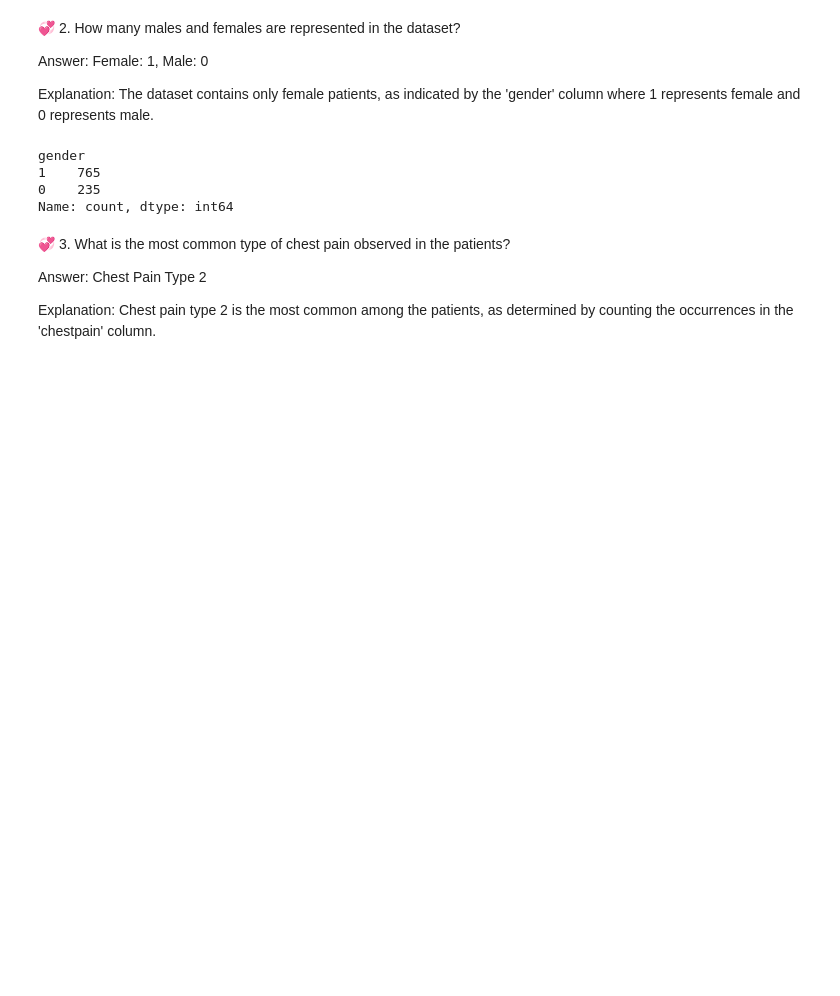
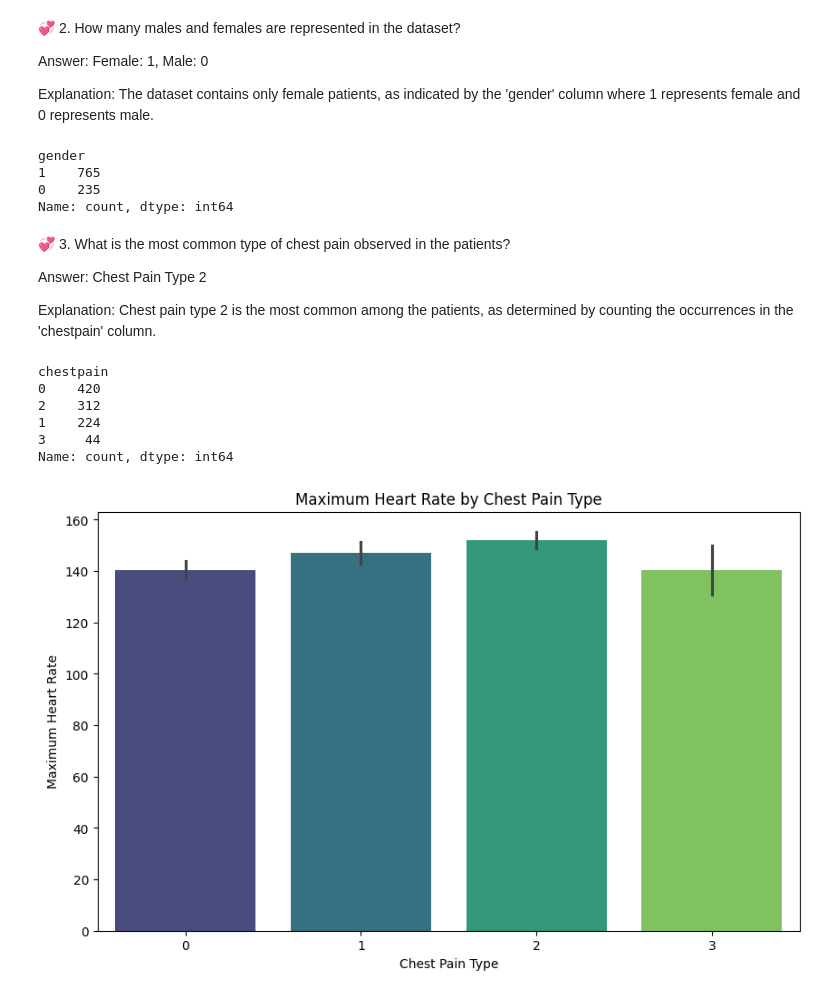
Before and after one commit to AvinandanRoy/DataAnalysis, a Jupyter notebook: CVDs.ipynb, the cells around one changed output. Saved outputs shown, nothing was run; the diff lists cells and outputs as text; code cells hidden in the pictures; blank space fills up the shorter version.

Commit message:
chest pain and heart rate diageam complete

```diff
--- a/CVDs.ipynb
+++ b/CVDs.ipynb
@@ -135,4 +137,21 @@ Answer: Chest Pain Type 2
 Explanation: Chest pain type 2 is the most common among the patients, as determined by counting the occurrences in the 'chestpain' column.
 # %%
 chest_pain_count = df['chestpain'].value_counts()
-chest_pain_count
+print(chest_pain_count)
+# %% [output]
+chestpain
+0    420
+2    312
+1    224
+3     44
+Name: count, dtype: int64
+# %%
+# visualization
+plt.figure(figsize=(10,6))
+sns.barplot(x= 'chestpain', y= 'maxheartrate', data = df , palette = 'viridis')
+plt.title('Maximum Heart Rate by Chest Pain Type')
+plt.xlabel('Chest Pain Type')
+plt.ylabel('Maximum Heart Rate')
+plt.show()
+# %% [output]
+[figure, added]
```
